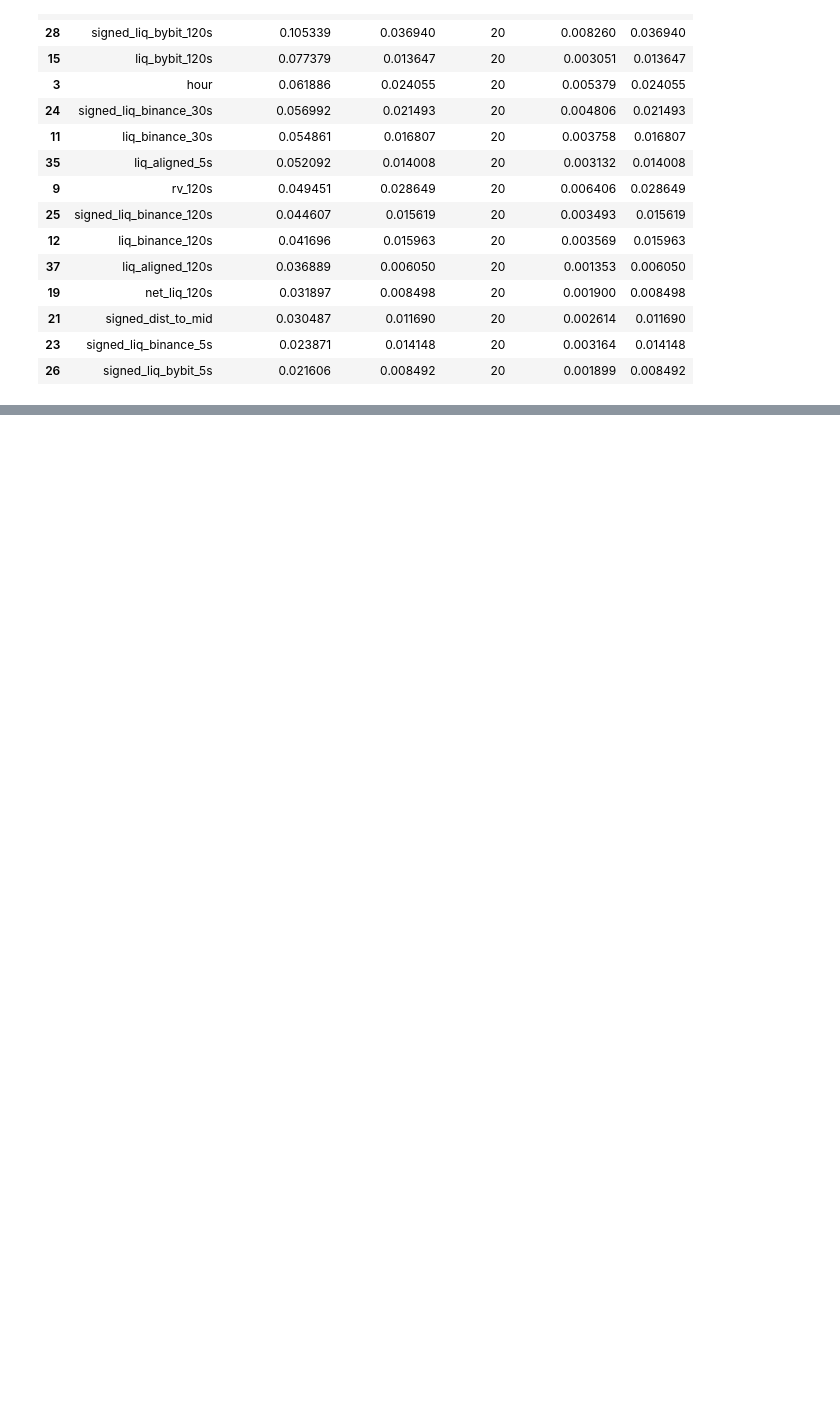
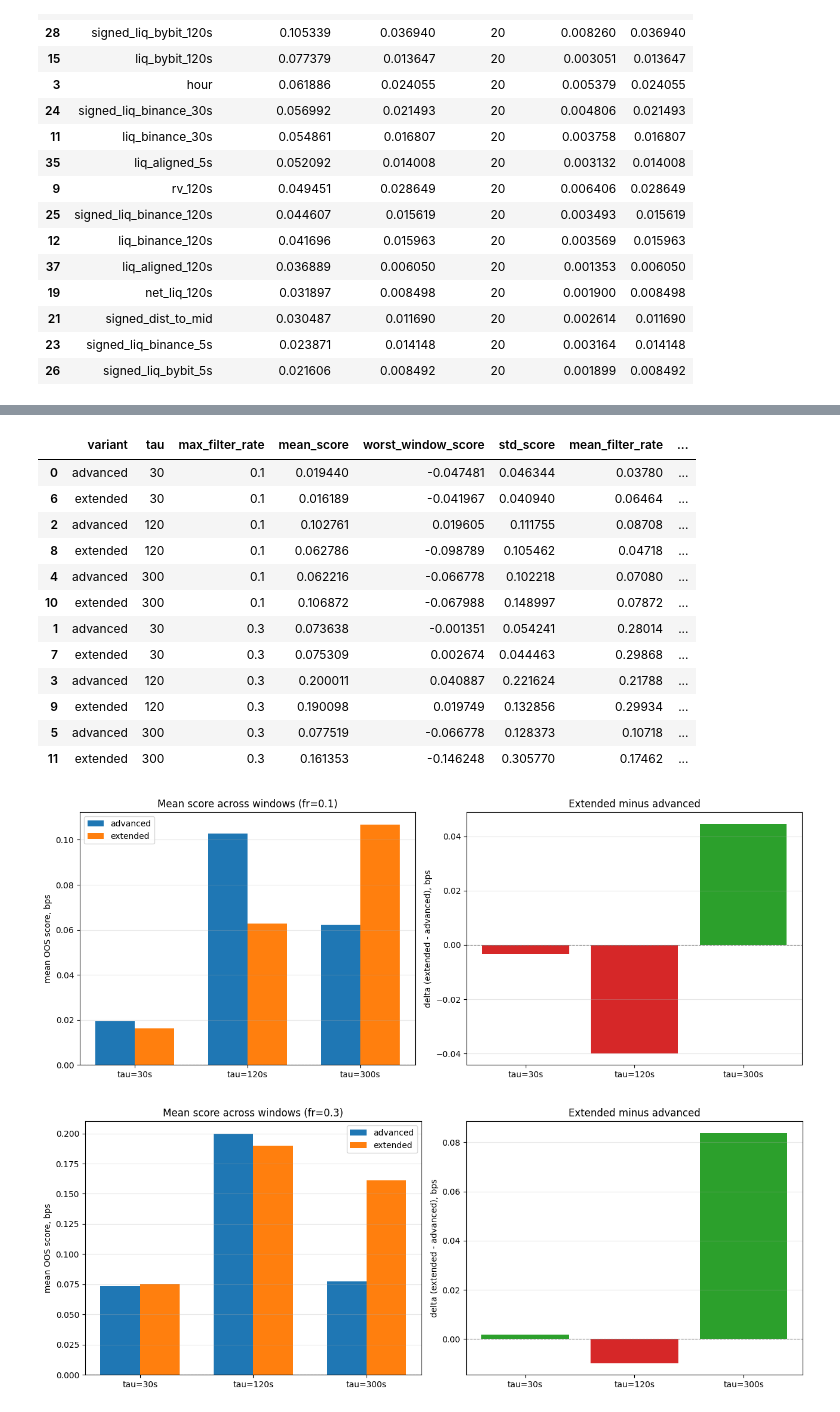
Before and after one commit to quickmathsometree/hft-liquidations-2026, a Jupyter notebook: p34_prod/backtest.ipynb, the cells around one changed output, grey strips where cells are left out. Drawn from its saved outputs; the diff is of its cells as text; code cells hidden in the pictures; blank space fills up the shorter version.

```diff
--- a/p34_prod/backtest.ipynb
+++ b/p34_prod/backtest.ipynb
@@ -233,0 +265,13 @@ fi.head(15)
+# %%
+PILOT_DIR = Path("artifacts/pilot")
+PILOT6_RESULTS = PILOT_DIR / "pilot6_results.parquet"
+PILOT6_OOS = PILOT_DIR / "pilot6_oos.npz"
+PILOT6_OOS_META = PILOT_DIR / "pilot6_oos_meta.parquet"
+
+if not PILOT6_RESULTS.exists():
+    raise FileNotFoundError(
+        f"{PILOT6_RESULTS} not found — run: python3 pilot6.py"
+    )
+
+pilot6 = util.load_pilot_results(PILOT6_RESULTS)
+pilot6.head()
@@ -233,0 +285,23 @@ fi.head(15)
+# %%
+# Mean score across windows + advanced vs extended delta
+p6_summary = util.pilot_aggregate_summary(pilot6)
+display(p6_summary.sort_values(["max_filter_rate", "tau", "variant"]))
+
+for max_fr in (0.10, 0.30):
+    util.plot_pilot_variant_comparison(pilot6, max_filter_rate=max_fr)
+# %% [output]
+|  | variant | tau | max_filter_rate | mean_score | worst_window_score | std_score | mean_filter_rate | ... |
+| 0 | advanced | 30 | 0.1 | 0.019440 | -0.047481 | 0.046344 | 0.03780 | ... |
+| 6 | extended | 30 | 0.1 | 0.016189 | -0.041967 | 0.040940 | 0.06464 | ... |
+| 2 | advanced | 120 | 0.1 | 0.102761 | 0.019605 | 0.111755 | 0.08708 | ... |
+| 8 | extended | 120 | 0.1 | 0.062786 | -0.098789 | 0.105462 | 0.04718 | ... |
+| 4 | advanced | 300 | 0.1 | 0.062216 | -0.066778 | 0.102218 | 0.07080 | ... |
+| 10 | extended | 300 | 0.1 | 0.106872 | -0.067988 | 0.148997 | 0.07872 | ... |
+| 1 | advanced | 30 | 0.3 | 0.073638 | -0.001351 | 0.054241 | 0.28014 | ... |
+| 7 | extended | 30 | 0.3 | 0.075309 | 0.002674 | 0.044463 | 0.29868 | ... |
+| 3 | advanced | 120 | 0.3 | 0.200011 | 0.040887 | 0.221624 | 0.21788 | ... |
+| 9 | extended | 120 | 0.3 | 0.190098 | 0.019749 | 0.132856 | 0.29934 | ... |
+| 5 | advanced | 300 | 0.3 | 0.077519 | -0.066778 | 0.128373 | 0.10718 | ... |
+| 11 | extended | 300 | 0.3 | 0.161353 | -0.146248 | 0.305770 | 0.17462 | ... |
+[figure, added]
+[figure, added]
```
Also changed, not shown: parts of 19 cells of this notebook, 7 other files.
